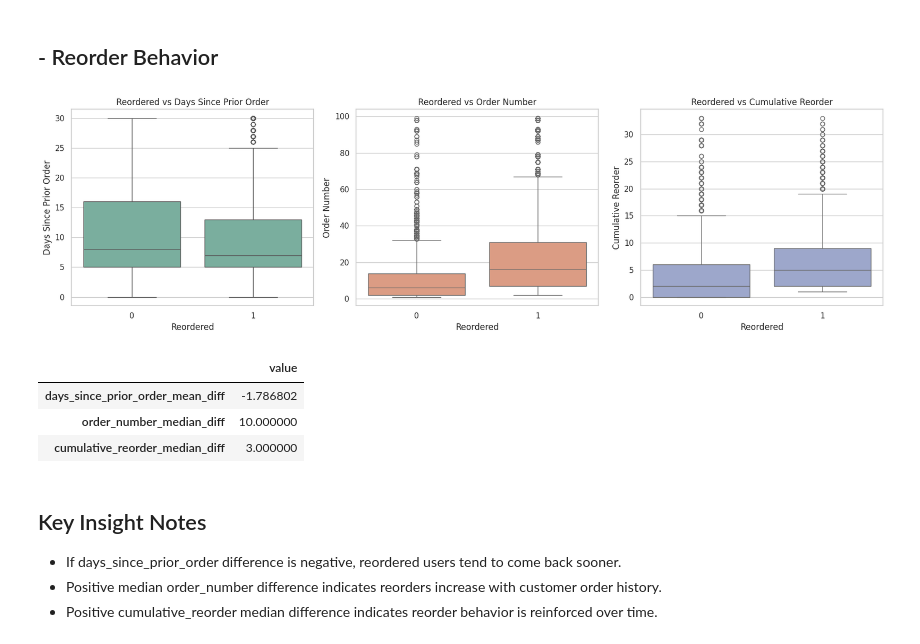
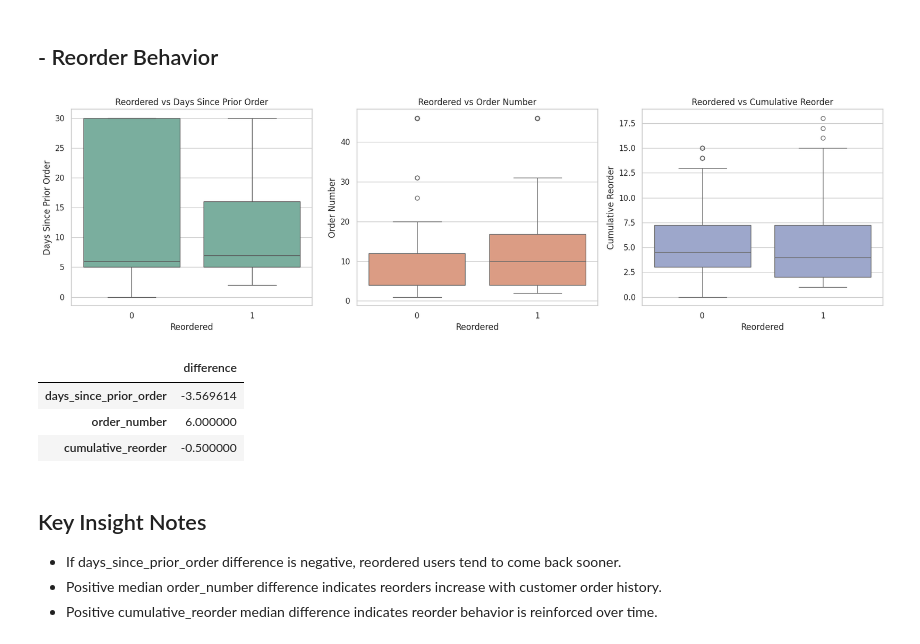
Before and after one commit to ppts2545/Instacart-Market-Basket-Analysis, a Jupyter notebook: notebooks/02_Exploratory_Data_Analysis/02_customer_behavior.ipynb, the cells around one changed output. Cells and saved outputs as stored; diff of their text form; code cells hidden in the pictures.

```diff
--- a/notebooks/02_Exploratory_Data_Analysis/02_customer_behavior.ipynb
+++ b/notebooks/02_Exploratory_Data_Analysis/02_customer_behavior.ipynb
@@ -3,6 +3,7 @@
 
 Objective: Analyze customer ordering cadence, reorder intensity, and basket behavior.
 # %%
+import importlib
 import sys
 from pathlib import Path
 import numpy as np
@@ -10,9 +11,9 @@ import pandas as pd
 import seaborn as sns
 import matplotlib.pyplot as plt
 
-USE_SAMPLE = True
 sns.set_theme(style="whitegrid")
 
+# Setup project path
 PROJECT_ROOT = Path.cwd().resolve()
 if not (PROJECT_ROOT / "src").exists():
     for parent in PROJECT_ROOT.parents:
@@ -23,15 +24,18 @@ if not (PROJECT_ROOT / "src").exists():
 if str(PROJECT_ROOT / "src") not in sys.path:
     sys.path.insert(0, str(PROJECT_ROOT / "src"))
 
-from instacart_quality import load_eda_base
+# Reload the loader module so notebook execution always uses the latest code.
+import instacart_quality.data_access as data_access_module
+importlib.reload(data_access_module)
 
-tables = load_eda_base(use_sample=USE_SAMPLE, project_root=PROJECT_ROOT)
-orders = tables["orders"]
-order_products = tables["order_products_prior"]
+USE_SAMPLE = True
+df = data_access_module.load_customer_behavior_data(
+    use_sample=USE_SAMPLE,
+    project_root=PROJECT_ROOT,
+)
 
-df = order_products.merge(orders, on="order_id", how="left")
-df = df.sort_values(["user_id", "order_number", "add_to_cart_order"]).reset_index(drop=True)
-df["cumulative_reorder_per_customer"] = df.groupby("user_id")["reordered"].cumsum()
-
+print(f"Loaded {len(df):,} records with {df['user_id'].nunique():,} unique customers")
+print(f"Date range: {df['order_date'].min().date()} to {df['order_date'].max().date()}")
+print(f"Columns: {list(df.columns)}\n")
 df.head()
 # %% [output]
@@ -112,29 +119,24 @@ axes[2].set_ylabel("Cumulative Reorder")
 plt.tight_layout()
 plt.show()
 # %% [output]
-[figure, old version]
+[figure, new version]
 # %%
+# Compare metrics between reordered and non-reordered items
+reordered_yes = df[df["reordered"] == 1]
+reordered_no = df[df["reordered"] == 0]
+
 comparison_stats = {
-    "days_since_prior_order_mean_diff": (
-        df.loc[df["reordered"] == 1, "days_since_prior_order"].mean()
-        - df.loc[df["reordered"] == 0, "days_since_prior_order"].mean()
-    ),
-    "order_number_median_diff": (
-        df.loc[df["reordered"] == 1, "order_number"].median()
-        - df.loc[df["reordered"] == 0, "order_number"].median()
-    ),
-    "cumulative_reorder_median_diff": (
-        df.loc[df["reordered"] == 1, "cumulative_reorder_per_customer"].median()
-        - df.loc[df["reordered"] == 0, "cumulative_reorder_per_customer"].median()
-    ),
+    "days_since_prior_order": reordered_yes["days_since_prior_order"].mean() - reordered_no["days_since_prior_order"].mean(),
+    "order_number": reordered_yes["order_number"].median() - reordered_no["order_number"].median(),
+    "cumulative_reorder": reordered_yes["cumulative_reorder_per_customer"].median() - reordered_no["cumulative_reorder_per_customer"].median(),
 }
 
-pd.Series(comparison_stats).to_frame("value")
+pd.Series(comparison_stats, name="difference").to_frame()
 # %% [output]
-|  | value |
-| days_since_prior_order_mean_diff | -1.786802 |
-| order_number_median_diff | 10.000000 |
-| cumulative_reorder_median_diff | 3.000000 |
+|  | difference |
+| days_since_prior_order | -3.569614 |
+| order_number | 6.000000 |
+| cumulative_reorder | -0.500000 |
 # %% [markdown]
 ## Key Insight Notes
 - If days_since_prior_order difference is negative, reordered users tend to come back sooner.
```
Also changed, not shown: parts of 19 cells of this notebook, 23 other files.
